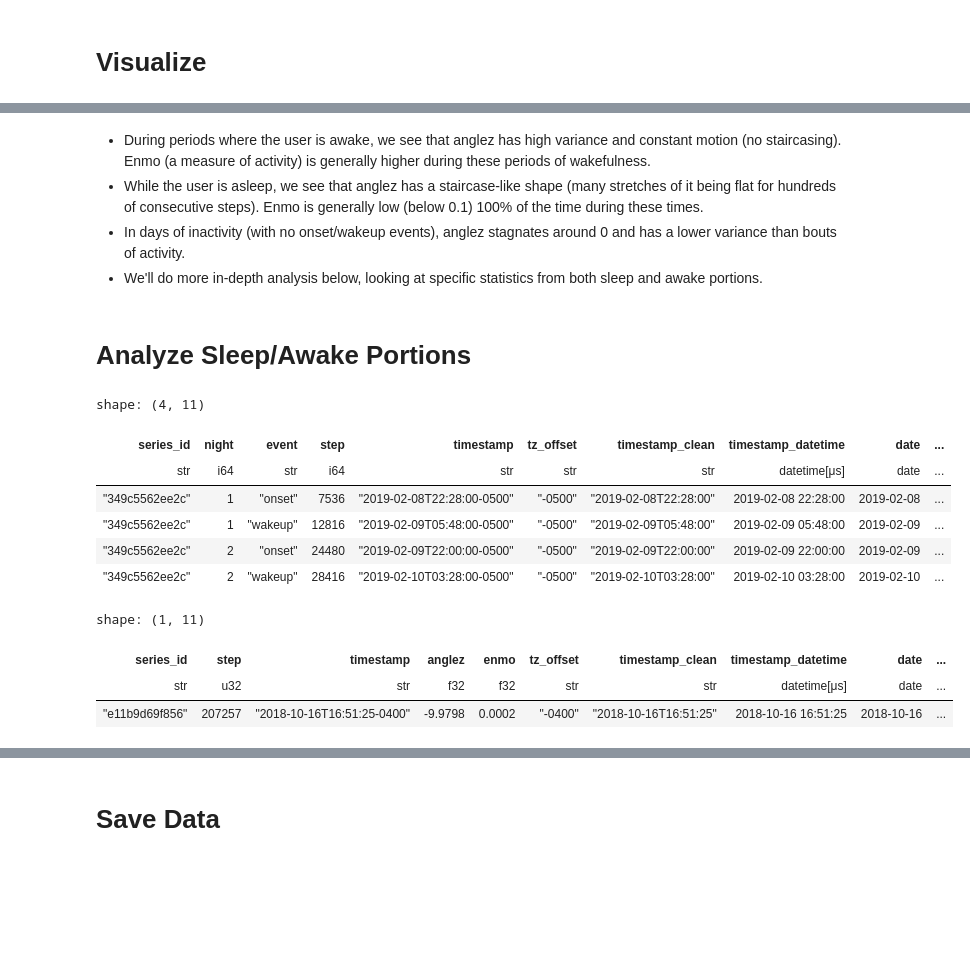
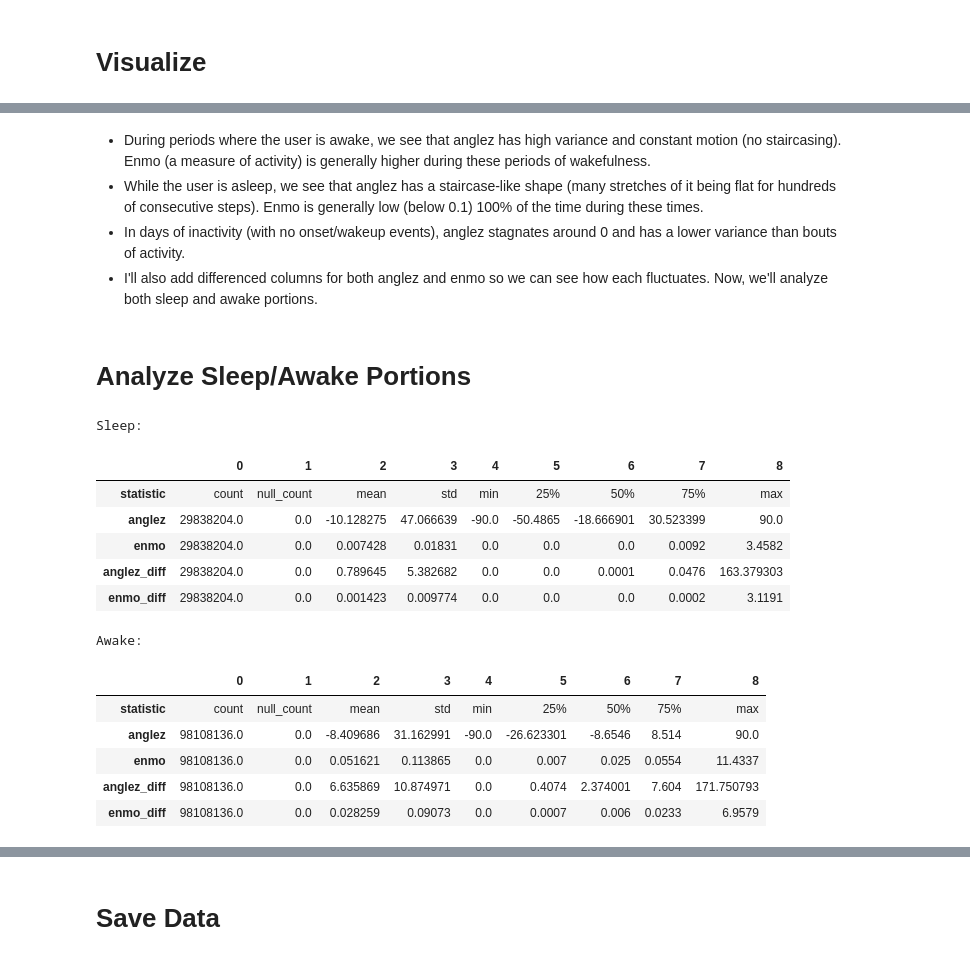
Before and after one commit to heefjones/detect_sleep_states, a Jupyter notebook: eda.ipynb, the cells around one changed output, grey strips where cells are left out. Drawn from its saved outputs; the diff is of its cells as text; code cells hidden in the pictures; blank space fills up the shorter version.

```diff
--- a/eda.ipynb
+++ b/eda.ipynb
@@ -77,0 +92,9 @@ shape: (1, 5)
+# %%
+# create (onsent, wakeup) pairs
+pairs = (events.pivot(values="step", index=["series_id", "night"], on="event"))
+
+# filter the pairs for rows where exactly one of the two is null
+faulty_pairs = pairs.filter((pl.col("onset").is_null() & pl.col("wakeup").is_not_null()) | (pl.col("onset").is_not_null() & pl.col("wakeup").is_null()))
+
+# view
+faulty_pairs
@@ -77,0 +113,12 @@ shape: (1, 5)
+# %%
+# iterate through faulty_pairs['series_id', 'night'] and index into events
+for series_id, night in zip(faulty_pairs['series_id'], faulty_pairs['night']):
+    # fill all "step" and "timestamp" values with null
+    events = events.with_columns(
+        pl.when((pl.col('series_id') == series_id) & (pl.col('night') == night)).then(None).otherwise(pl.col('step')).alias('step'),
+        pl.when((pl.col('series_id') == series_id) & (pl.col('night') == night)).then(None).otherwise(pl.col('timestamp')).alias('timestamp'))
+
+# check again for mismatches
+pairs = (events.pivot(values="step", index=["series_id", "night"], on="event"))
+faulty_pairs = pairs.filter((pl.col("onset").is_null() & pl.col("wakeup").is_not_null()) | (pl.col("onset").is_not_null() & pl.col("wakeup").is_null()))
+faulty_pairs
@@ -176,17 +230,10 @@ plot_sleep_cycles(user_rows, events)
 - During periods where the user is awake, we see that anglez has high variance and constant motion (no staircasing). Enmo (a measure of activity) is generally higher during these periods of wakefulness.
 - While the user is asleep, we see that anglez has a staircase-like shape (many stretches of it being flat for hundreds of consecutive steps). Enmo is generally low  (below 0.1) 100% of the time during these times.
 - In days of inactivity (with no onset/wakeup events), anglez stagnates around 0 and has a lower variance than bouts of activity.
-- We'll do more in-depth analysis below, looking at specific statistics from both sleep and awake portions.
+- I'll also add differenced columns for both anglez and enmo so we can see how each fluctuates. Now, we'll analyze both sleep and awake portions.
+# %%
+# add anglez_diff and enmo_diff
+data = data.with_columns([(pl.col('anglez').diff().abs().fill_null(0)).alias('anglez_diff'), (pl.col('enmo').diff().abs().fill_null(0)).alias('enmo_diff')])
+test = test.with_columns([(pl.col('anglez').diff().abs().fill_null(0)).alias('anglez_diff'), (pl.col('enmo').diff().abs().fill_null(0)).alias('enmo_diff')])
 # %% [markdown]
 # Analyze Sleep/Awake Portions
-# %%
-# view rows where events['id'] == id
-events.filter(pl.col('series_id') == id)
-# %% [output]
-shape: (4, 11)
-| series_id | night | event | step | timestamp | tz_offset | timestamp_clean | timestamp_datetime | date | ... |
-| str | i64 | str | i64 | str | str | str | datetime[μs] | date | ... |
-| "349c5562ee2c" | 1 | "onset" | 7536 | "2019-02-08T22:28:00-0500" | "-0500" | "2019-02-08T22:28:00" | 2019-02-08 22:28:00 | 2019-02-08 | ... |
-| "349c5562ee2c" | 1 | "wakeup" | 12816 | "2019-02-09T05:48:00-0500" | "-0500" | "2019-02-09T05:48:00" | 2019-02-09 05:48:00 | 2019-02-09 | ... |
-| "349c5562ee2c" | 2 | "onset" | 24480 | "2019-02-09T22:00:00-0500" | "-0500" | "2019-02-09T22:00:00" | 2019-02-09 22:00:00 | 2019-02-09 | ... |
-| "349c5562ee2c" | 2 | "wakeup" | 28416 | "2019-02-10T03:28:00-0500" | "-0500" | "2019-02-10T03:28:00" | 2019-02-10 03:28:00 | 2019-02-10 | ... |
@@ -283,11 +240,27 @@ shape: (4, 11)
 # %%
 # label data with events
 data_labeled = data.join(events[['series_id', 'step', 'event']], on=['series_id', 'step'], how='left').sort(by=['series_id', 'step'])
 
-# check
-data_labeled.sample()
+# split the subset
+sleep, awake = split_sleep_awake_intervals(data_labeled)
+
+# describe
+print('Sleep:')
+display(sleep['anglez', 'enmo', 'anglez_diff', 'enmo_diff'].describe().to_pandas().T)
+print('Awake:')
+display(awake['anglez', 'enmo', 'anglez_diff', 'enmo_diff'].describe().to_pandas().T)
 # %% [output]
-shape: (1, 11)
+Sleep:
-| series_id | step | timestamp | anglez | enmo | tz_offset | timestamp_clean | timestamp_datetime | date | ... |
-| str | u32 | str | f32 | f32 | str | str | datetime[μs] | date | ... |
-| "e11b9d69f856" | 207257 | "2018-10-16T16:51:25-0400" | -9.9798 | 0.0002 | "-0400" | "2018-10-16T16:51:25" | 2018-10-16 16:51:25 | 2018-10-16 | ... |
+|  | 0 | 1 | 2 | 3 | 4 | 5 | 6 | 7 | 8 |
+| statistic | count | null_count | mean | std | min | 25% | 50% | 75% | max |
+| anglez | 29838204.0 | 0.0 | -10.128275 | 47.066639 | -90.0 | -50.4865 | -18.666901 | 30.523399 | 90.0 |
+| enmo | 29838204.0 | 0.0 | 0.007428 | 0.01831 | 0.0 | 0.0 | 0.0 | 0.0092 | 3.4582 |
+| anglez_diff | 29838204.0 | 0.0 | 0.789645 | 5.382682 | 0.0 | 0.0 | 0.0001 | 0.0476 | 163.379303 |
+| enmo_diff | 29838204.0 | 0.0 | 0.001423 | 0.009774 | 0.0 | 0.0 | 0.0 | 0.0002 | 3.1191 |
+Awake:
+|  | 0 | 1 | 2 | 3 | 4 | 5 | 6 | 7 | 8 |
+| statistic | count | null_count | mean | std | min | 25% | 50% | 75% | max |
+| anglez | 98108136.0 | 0.0 | -8.409686 | 31.162991 | -90.0 | -26.623301 | -8.6546 | 8.514 | 90.0 |
+| enmo | 98108136.0 | 0.0 | 0.051621 | 0.113865 | 0.0 | 0.007 | 0.025 | 0.0554 | 11.4337 |
+| anglez_diff | 98108136.0 | 0.0 | 6.635869 | 10.874971 | 0.0 | 0.4074 | 2.374001 | 7.604 | 171.750793 |
+| enmo_diff | 98108136.0 | 0.0 | 0.028259 | 0.09073 | 0.0 | 0.0007 | 0.006 | 0.0233 | 6.9579 |
```
Also changed, not shown: parts of 23 cells of this notebook, 3 other files.
